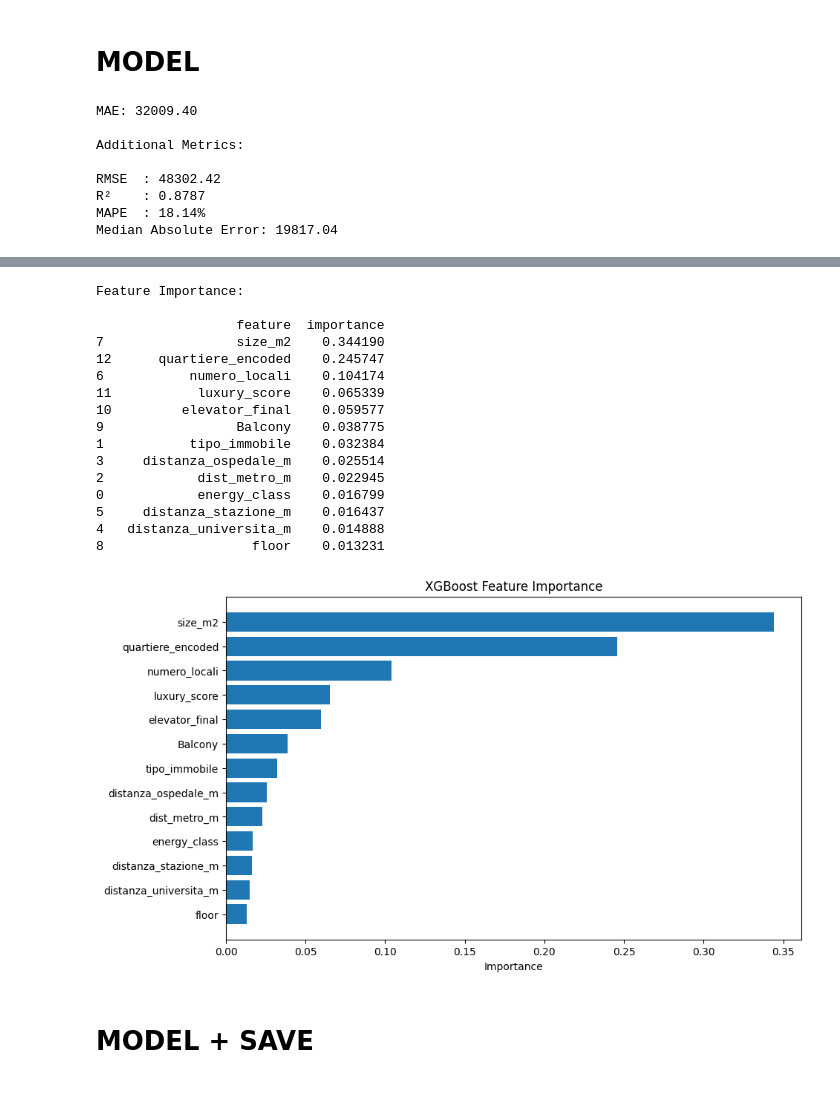
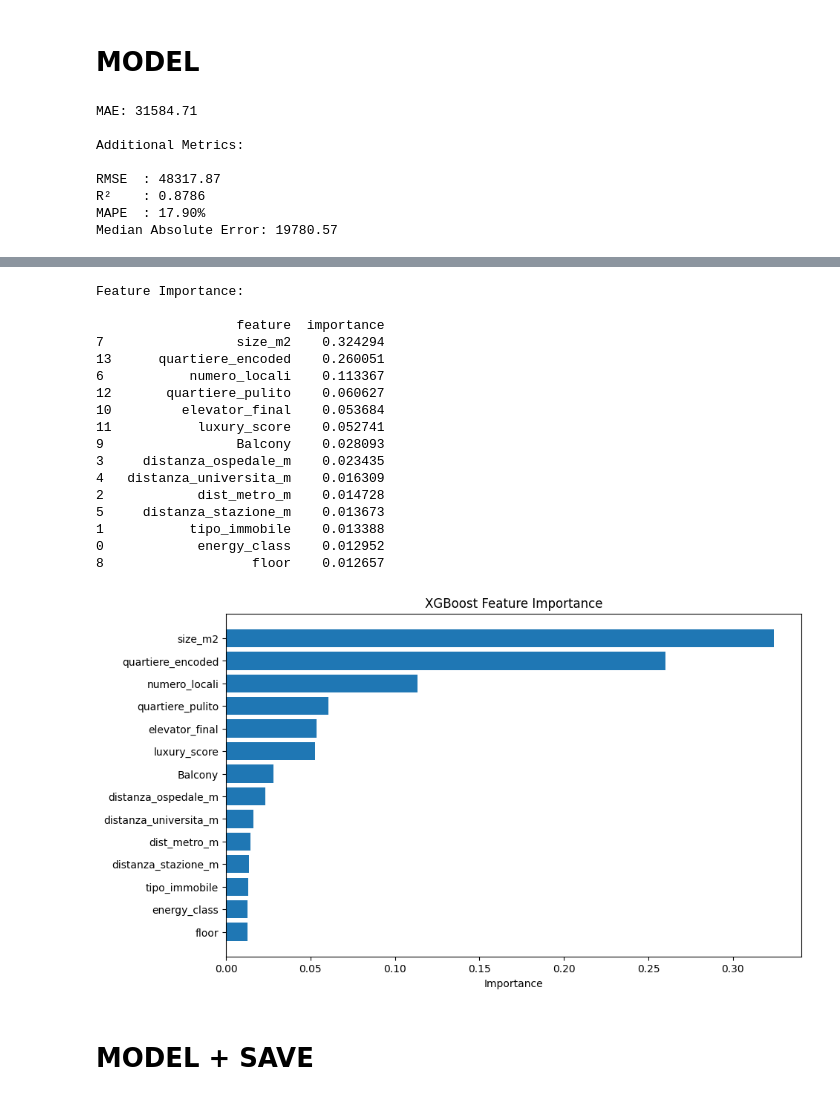
Before and after one commit to BraHKet/torino-housing-predictor, a Jupyter notebook: notebooks/Modello.ipynb, the cells around one changed output, grey strips where cells are left out. Drawn from its saved outputs; the diff is of its cells as text; code cells hidden in the pictures.

```diff
--- a/notebooks/Modello.ipynb
+++ b/notebooks/Modello.ipynb
@@ -11,9 +11,8 @@ from sklearn.metrics import mean_absolute_error
 from xgboost import XGBRegressor
 
 
-df = pd.read_csv("data/TABLEAU/file_TABLEAU_V4(luxury).csv", sep=';', decimal=',')
+df = pd.read_csv("data/TABLEAU/file_TABLEAU_V6(quartieri_standard).csv", sep=';', decimal=',')
 df = df[df["price"] < 800000]
-df = df[df["size_m2"] > 6]
 df = df[df["distanza_universita_m"] < 6700]
 df = df.drop(columns=["distanza_asilo_m", "distanza_scuola_superiore_m", "dist_bus_m", "dist_tram_m", "distanza_scuola_media_m", "distanza_scuola_elementare_m", "Bathrooms", "via", "civico", "citta", "lat", "lon", "minuti_metro", "minuti_tram", "minuti_bus", "ospedale_piu_vicino", "tempo_piedi_ospedale_min"
                      , "universita_piu_vicino", "tempo_piedi_universita_min", "stazione_piu_vicino", "tempo_piedi_stazione_min", "asilo_piu_vicino", "tempo_piedi_asilo_min", "scuola_elementare_piu_vicino", "tempo_piedi_scuola_elementare_min"
@@ -143,11 +142,11 @@ plt.title("XGBoost Feature Importance")
 plt.xlabel("Importance")
 plt.show()
 # %% [output]
-MAE: 32009.40
+MAE: 31584.71
 
 Additional Metrics:
 
-RMSE  : 48302.42
-R²    : 0.8787
-MAPE  : 18.14%
-Median Absolute Error: 19817.04
+RMSE  : 48317.87
+R²    : 0.8786
+MAPE  : 17.90%
+Median Absolute Error: 19780.57
@@ -155,20 +154,21 @@ Median Absolute Error: 19817.04
 Feature Importance:
 
                   feature  importance
-7                 size_m2    0.344190
-12      quartiere_encoded    0.245747
-6           numero_locali    0.104174
-11           luxury_score    0.065339
-10         elevator_final    0.059577
-9                 Balcony    0.038775
-1           tipo_immobile    0.032384
-3     distanza_ospedale_m    0.025514
-2            dist_metro_m    0.022945
-0            energy_class    0.016799
-5     distanza_stazione_m    0.016437
-4   distanza_universita_m    0.014888
-8                   floor    0.013231
+7                 size_m2    0.324294
+13      quartiere_encoded    0.260051
+6           numero_locali    0.113367
+12       quartiere_pulito    0.060627
+10         elevator_final    0.053684
+11           luxury_score    0.052741
+9                 Balcony    0.028093
+3     distanza_ospedale_m    0.023435
+4   distanza_universita_m    0.016309
+2            dist_metro_m    0.014728
+5     distanza_stazione_m    0.013673
+1           tipo_immobile    0.013388
+0            energy_class    0.012952
+8                   floor    0.012657
-[figure, old version]
+[figure, new version]
 # %% [markdown]
 # MODEL + SAVE
 # %%
```
Also changed, not shown: parts of 1 cell of this notebook, 3 other files.
